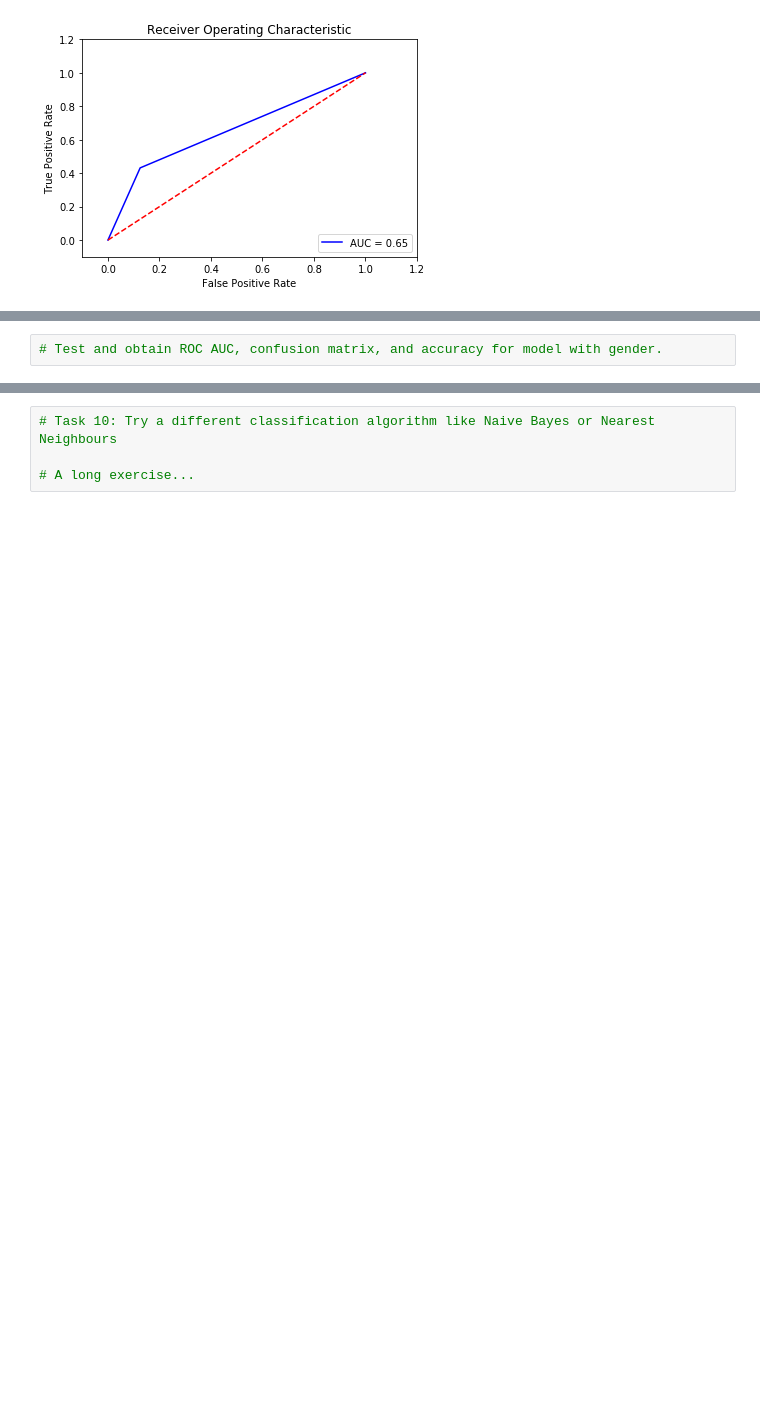
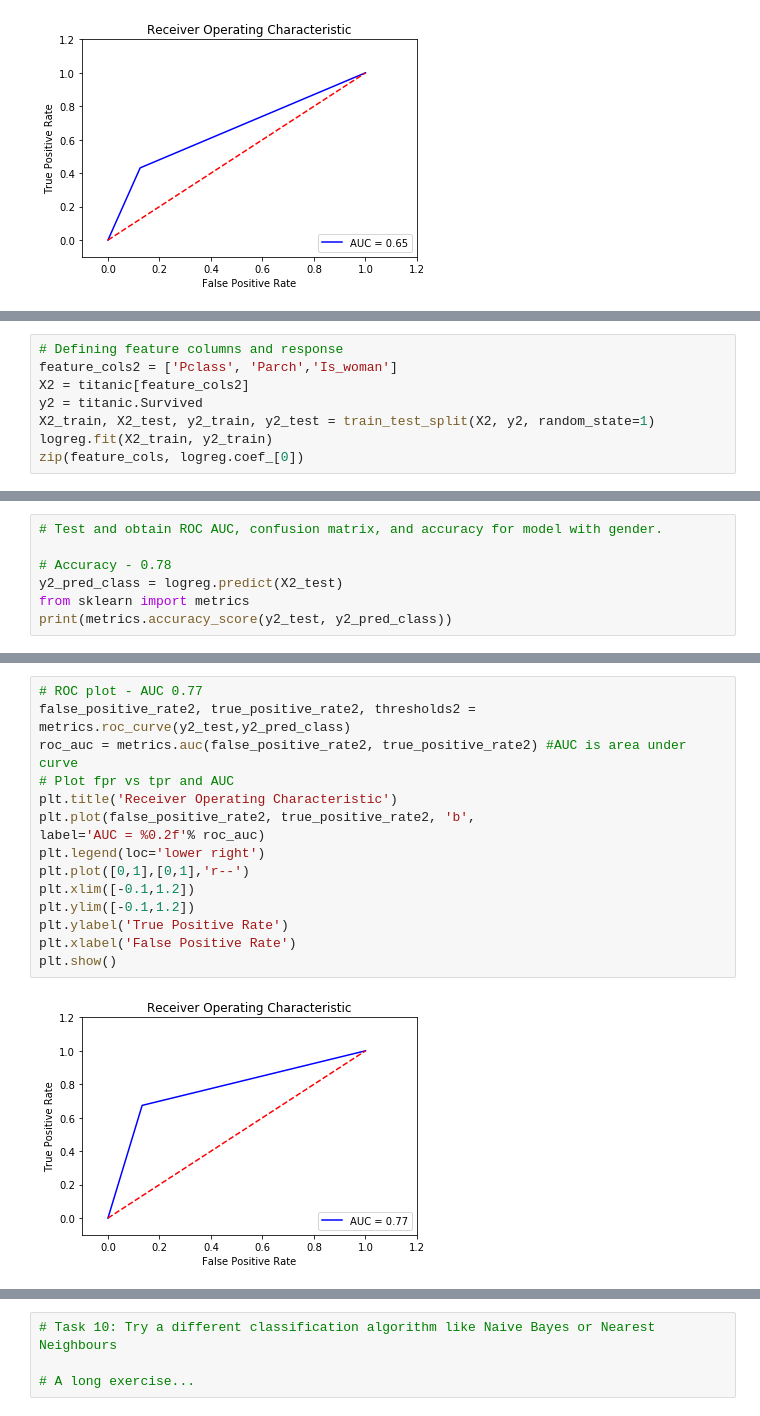
Before and after one commit to GeoffPidcock/DAT8SYD, a Jupyter notebook: labs/Week 3 Lesson 1 - Logistic Regression/Titanic_lab_gpidc.ipynb, the cells around one changed output, grey strips where cells are left out. Drawn from its saved outputs; the diff is of its cells as text; blank space fills up the shorter version.

```diff
--- a/labs/Week 3 Lesson 1 - Logistic Regression/Titanic_lab_gpidc.ipynb
+++ b/labs/Week 3 Lesson 1 - Logistic Regression/Titanic_lab_gpidc.ipynb
@@ -143,0 +138,8 @@ titanic.head()
+# %%
+# Defining feature columns and response
+feature_cols2 = ['Pclass', 'Parch','Is_woman']
+X2 = titanic[feature_cols2]
+y2 = titanic.Survived
+X2_train, X2_test, y2_train, y2_test = train_test_split(X2, y2, random_state=1)
+logreg.fit(X2_train, y2_train)
+zip(feature_cols, logreg.coef_[0])
@@ -144,2 +148,7 @@ titanic.head()
 # %%
 # Test and obtain ROC AUC, confusion matrix, and accuracy for model with gender.
+
+# Accuracy - 0.78
+y2_pred_class = logreg.predict(X2_test)
+from sklearn import metrics
+print(metrics.accuracy_score(y2_test, y2_pred_class))
@@ -146 +164,18 @@ titanic.head()
+# %%
+# ROC plot - AUC 0.77
+false_positive_rate2, true_positive_rate2, thresholds2 = metrics.roc_curve(y2_test,y2_pred_class)
+roc_auc = metrics.auc(false_positive_rate2, true_positive_rate2) #AUC is area under curve
+# Plot fpr vs tpr and AUC
+plt.title('Receiver Operating Characteristic')
+plt.plot(false_positive_rate2, true_positive_rate2, 'b',
+label='AUC = %0.2f'% roc_auc)
+plt.legend(loc='lower right')
+plt.plot([0,1],[0,1],'r--')
+plt.xlim([-0.1,1.2])
+plt.ylim([-0.1,1.2])
+plt.ylabel('True Positive Rate')
+plt.xlabel('False Positive Rate')
+plt.show()
+# %% [output]
+[figure, added]
 # %%
```
Also changed, not shown: parts of 6 cells of this notebook.
